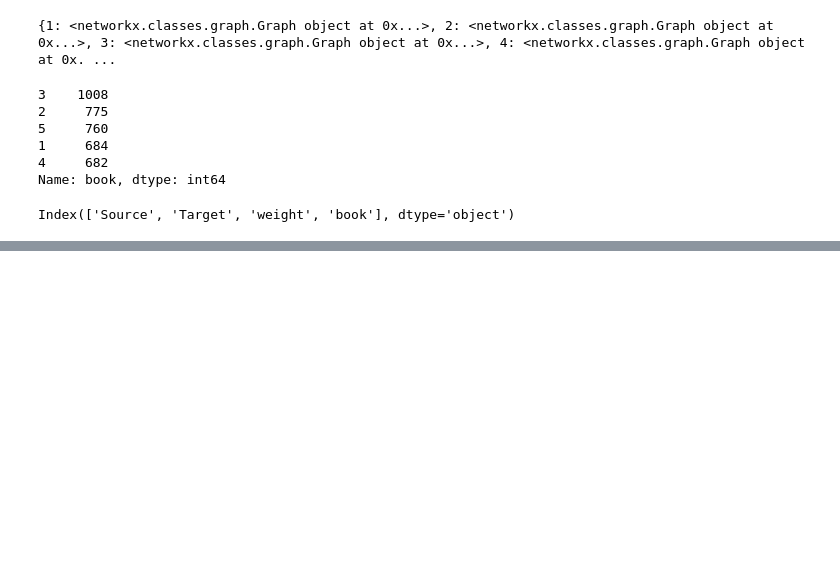
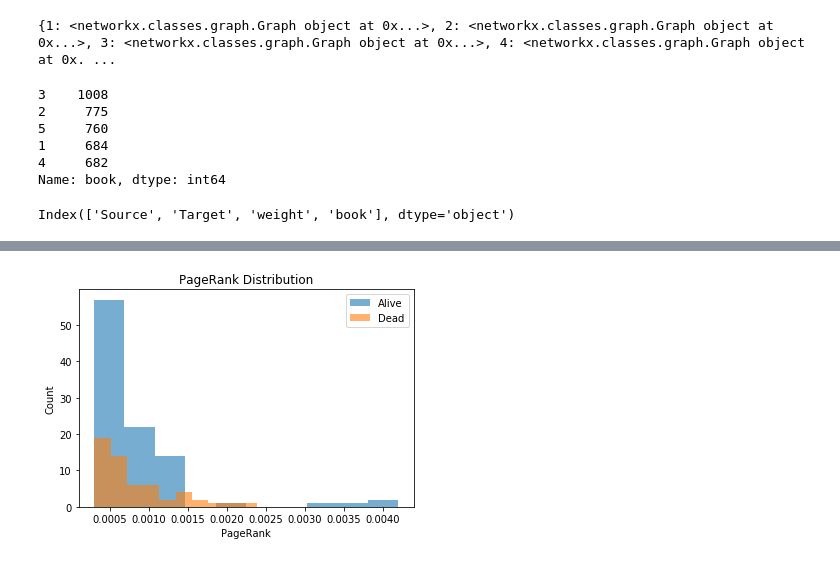
Before and after one commit to MksmDan/Game-of-Thrones-Network-Analysis, a Jupyter notebook: notebooks/exploration.ipynb, the cells around one changed output, grey strips where cells are left out. Drawn from its saved outputs; the diff is of its cells as text; code cells hidden in the pictures; blank space fills up the shorter version.

```diff
--- a/notebooks/exploration.ipynb
+++ b/notebooks/exploration.ipynb
@@ -316,0 +109,10 @@ AttributeError: 'dict' object has no attribute 'shape'
+# %%
+dataset_4 = features_4.merge(
+    labels,
+    left_on="node",
+    right_on="Name",
+    how="inner"
+)
+
+print(dataset_4.shape)
+dataset_4.head()
@@ -316,0 +475,29 @@ AttributeError: 'dict' object has no attribute 'shape'
+# %%
+plt.figure(figsize=(6, 4))
+
+plt.hist(
+    alive["pagerank"],
+    alpha=0.6,
+    label="Alive"
+)
+
+plt.hist(
+    dead["pagerank"],
+    alpha=0.6,
+    label="Dead"
+)
+
+plt.xlabel("PageRank")
+plt.ylabel("Count")
+plt.title("PageRank Distribution")
+
+plt.savefig(
+    figures_dir / "pagerank_distribution.png",
+    dpi=300,
+    bbox_inches="tight"
+)
+
+plt.legend()
+plt.show()
+# %% [output]
+[figure, added]
```
Also changed, not shown: parts of 56 cells of this notebook, 13 other files.
